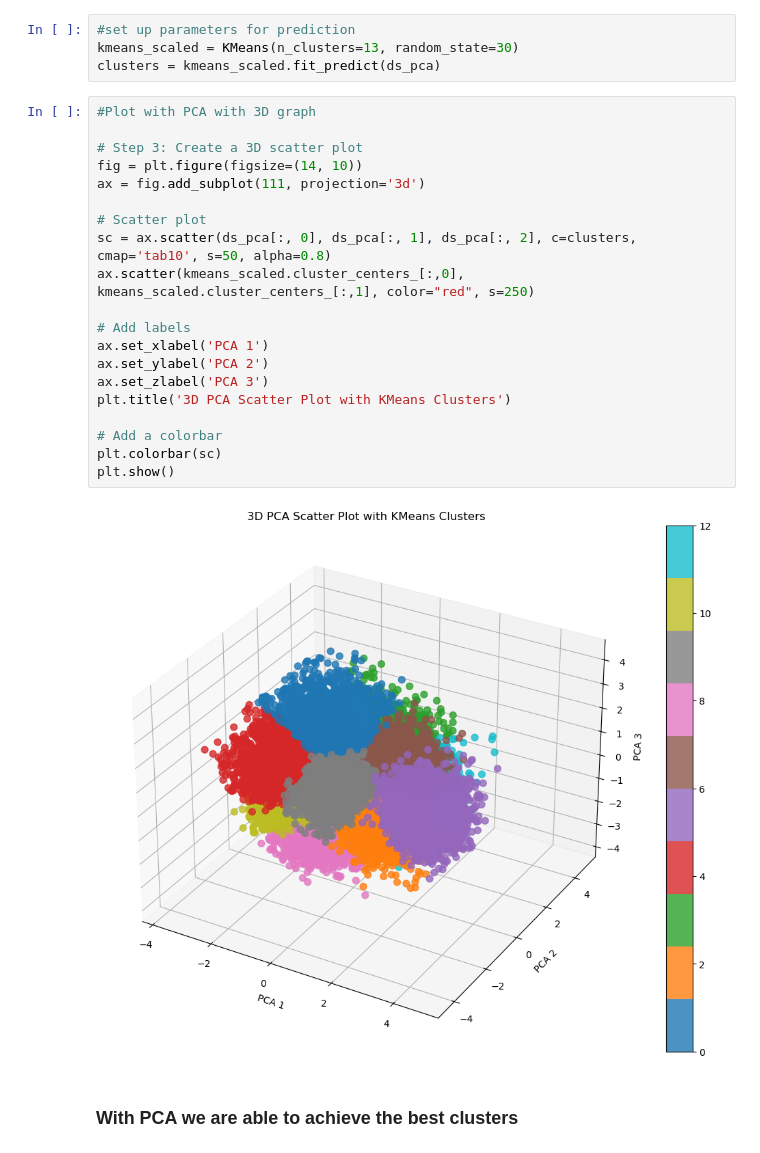
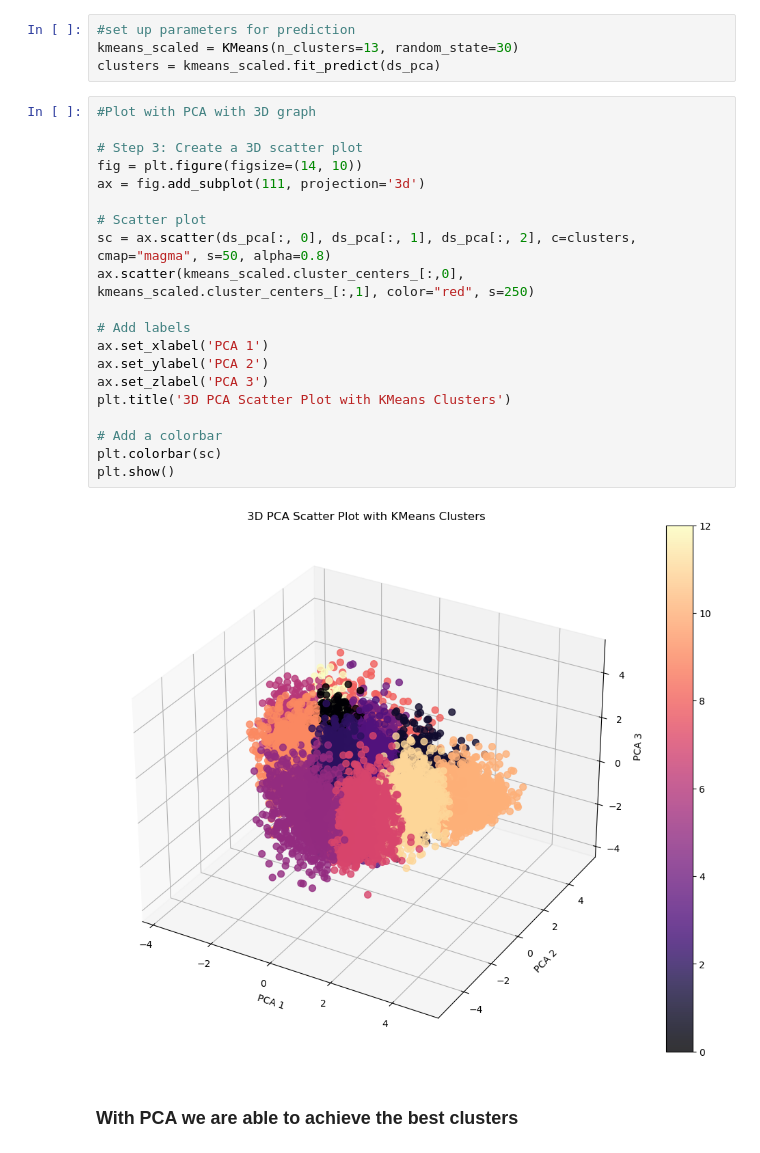
Before and after one commit to MaimunaBawa/Music_Recommendation_Algorithm, a Jupyter notebook: Code/Prediction-1.ipynb, the cells around one changed output. Saved outputs shown, nothing was run; the diff lists cells and outputs as text.

```diff
--- a/Code/Prediction-1.ipynb
+++ b/Code/Prediction-1.ipynb
@@ -243,25 +261,25 @@ clusters = kmeans_scaled.fit_predict(ds_pca)
 # %%
 #Plot with PCA with 3D graph
 
 # Step 3: Create a 3D scatter plot
 fig = plt.figure(figsize=(14, 10))
 ax = fig.add_subplot(111, projection='3d')
 
 # Scatter plot
-sc = ax.scatter(ds_pca[:, 0], ds_pca[:, 1], ds_pca[:, 2], c=clusters, cmap='tab10', s=50, alpha=0.8)
+sc = ax.scatter(ds_pca[:, 0], ds_pca[:, 1], ds_pca[:, 2], c=clusters, cmap="magma", s=50, alpha=0.8)
 ax.scatter(kmeans_scaled.cluster_centers_[:,0], kmeans_scaled.cluster_centers_[:,1], color="red", s=250)
 
 # Add labels
 ax.set_xlabel('PCA 1')
 ax.set_ylabel('PCA 2')
 ax.set_zlabel('PCA 3')
 plt.title('3D PCA Scatter Plot with KMeans Clusters')
 
 # Add a colorbar
 plt.colorbar(sc)
 plt.show()
 # %% [output]
-[figure, old version]
+[figure, new version]
 # %% [markdown]
 ### With PCA we are able to achieve the best clusters
 # %%
```
Also changed, not shown: parts of 15 cells of this notebook.
